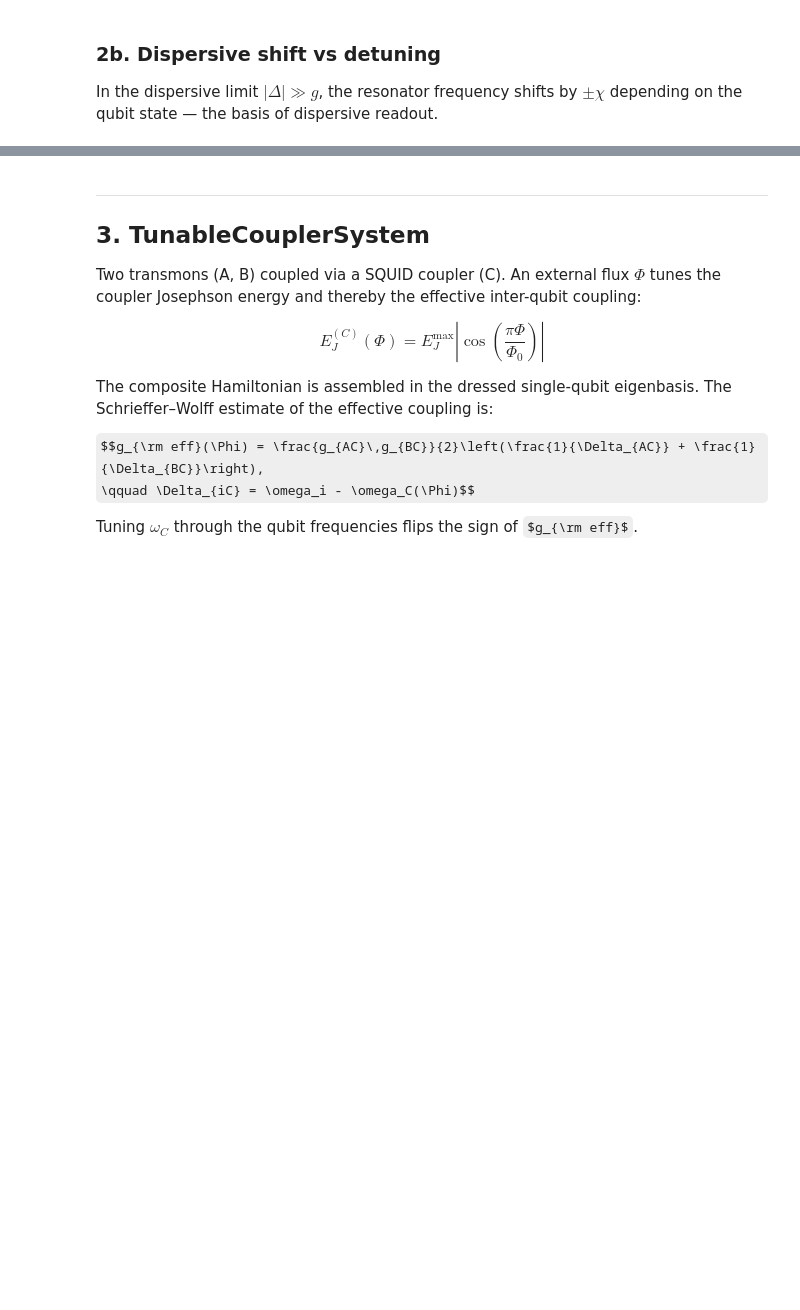
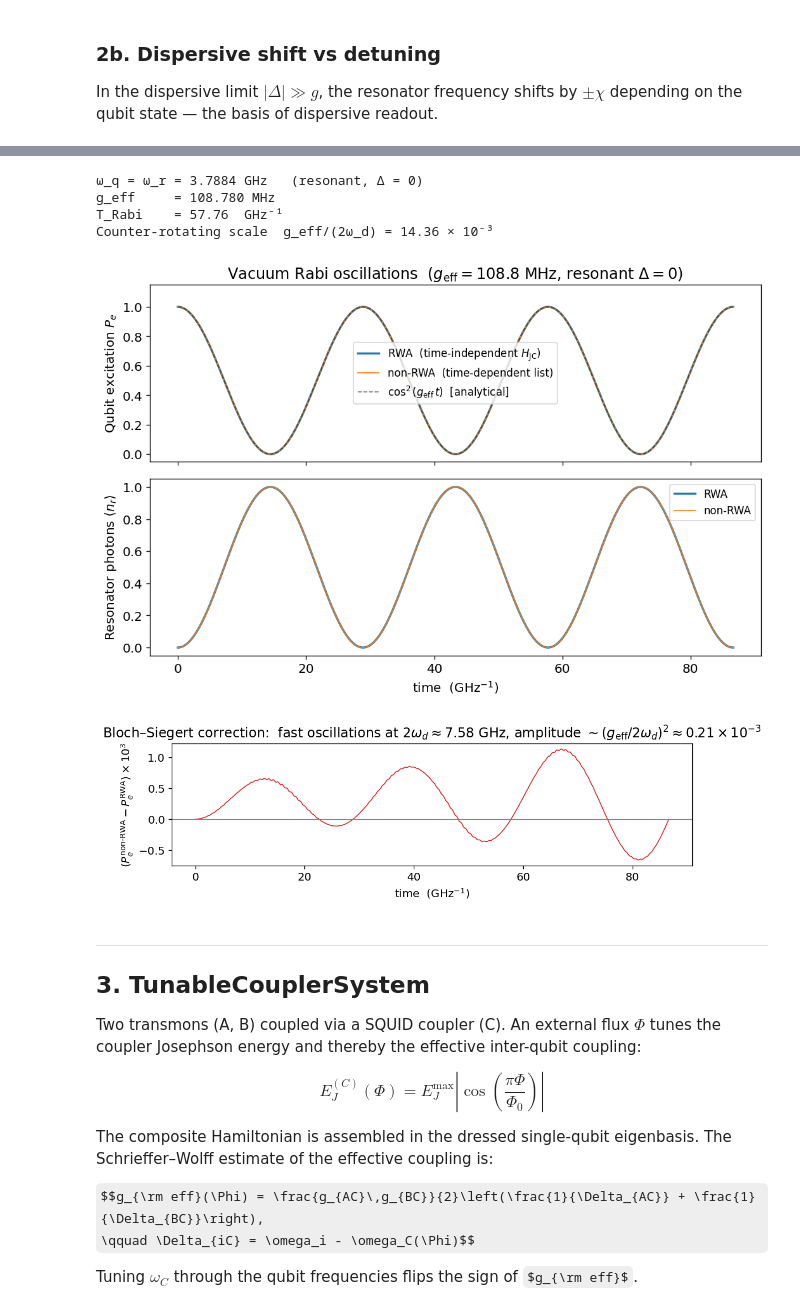
Before and after one commit to jghosh2/superqsim, a Jupyter notebook: notebooks/transmon_demo.ipynb, the cells around one changed output, grey strips where cells are left out. Cells and saved outputs as stored; diff of their text form; code cells hidden in the pictures; some formulas as TeX source; blank space fills up the shorter version.

```diff
--- a/notebooks/transmon_demo.ipynb
+++ b/notebooks/transmon_demo.ipynb
@@ -242,3 +346,72 @@ plt.show()
+# %%
+# Resonant device: ω_r = ω_q so Δ = 0 (use g=0.1 for a visible Rabi frequency)
+dev_res      = TransmonResonator(Ec=0.2, EJ=10.0, omega_r=omega_01, g=0.1, n_fock=12)
+g_eff_res    = dev_res._jc_coupling()
+T_rabi       = 2 * np.pi / g_eff_res       # full Rabi period (GHz⁻¹)
+
+print(f"ω_q = ω_r = {omega_01:.4f} GHz   (resonant, Δ = 0)")
+print(f"g_eff     = {g_eff_res * 1e3:.3f} MHz")
+print(f"T_Rabi    = {T_rabi:.2f}  GHz⁻¹")
+print(f"Counter-rotating scale  g_eff/(2ω_d) = {g_eff_res/(2*omega_01)*1e3:.2f} × 10⁻³")
+
+omega_d_res = omega_01
+H_rwa_res   = dev_res.build_hamiltonian(frame="rotating_rwa", omega_d=omega_d_res)
+H_rot_res   = dev_res.build_hamiltonian(frame="rotating",     omega_d=omega_d_res)
+
+n_f   = dev_res.n_fock
+psi0  = qt.tensor(qt.basis(2, 0), qt.basis(n_f, 0))   # |e, 0⟩
+sz_op = qt.tensor(qt.sigmaz(), qt.qeye(n_f))
+nr_op = qt.tensor(qt.qeye(2),  qt.num(n_f))
+
+# 1.5 Rabi cycles; dt ≈ 0.06 GHz⁻¹ gives ~14 pts per 2ω_d fast-oscillation period
+tlist = np.linspace(0, 1.5 * T_rabi, 2000)
+
+res_rwa = qt.sesolve(H_rwa_res, psi0, tlist, e_ops=[sz_op, nr_op])
+res_rot  = qt.sesolve(H_rot_res,  psi0, tlist, e_ops=[sz_op, nr_op])
+
+P_e_rwa = (1 + np.array(res_rwa.expect[0])) / 2
+P_e_rot  = (1 + np.array(res_rot.expect[0]))  / 2
+nr_rwa   = np.array(res_rwa.expect[1])
+nr_rot   = np.array(res_rot.expect[1])
+
+# --- Rabi oscillations: RWA vs non-RWA ---
+fig, (ax1, ax2) = plt.subplots(2, 1, figsize=(9, 6), sharex=True)
+
+ax1.plot(tlist, P_e_rwa, "C0",  lw=2,   label="RWA  (time-independent $H_{\\rm JC}$)")
+ax1.plot(tlist, P_e_rot,  "C1",  lw=1.2, alpha=0.85, label="non-RWA  (time-dependent list)")
+ax1.plot(tlist, np.cos(g_eff_res * tlist)**2, "k--", lw=1, alpha=0.5,
+         label=r"$\cos^2(g_{\rm eff}\,t)$  [analytical]")
+ax1.set_ylabel("Qubit excitation $P_e$")
+ax1.set_title(fr"Vacuum Rabi oscillations  "
+              fr"($g_{{\rm eff}} = {g_eff_res*1e3:.1f}$ MHz, resonant $\Delta = 0$)")
+ax1.legend(fontsize=10)
+ax1.set_ylim(-0.05, 1.15)
+
+ax2.plot(tlist, nr_rwa, "C0", lw=2,   label="RWA")
+ax2.plot(tlist, nr_rot,  "C1", lw=1.2, alpha=0.85, label="non-RWA")
+ax2.set_ylabel(r"Resonator photons $\langle n_r \rangle$")
+ax2.set_xlabel(r"time  (GHz$^{-1}$)")
+ax2.legend(fontsize=10)
+plt.tight_layout()
+plt.show()
+
+# --- Bloch–Siegert difference: counter-rotating correction ---
+fig2, ax = plt.subplots(figsize=(9, 3))
+ax.plot(tlist, (P_e_rot - P_e_rwa) * 1e3, color="C3", lw=1)
+ax.axhline(0, color="gray", lw=0.8)
+ax.set_xlabel(r"time  (GHz$^{-1}$)")
+ax.set_ylabel(r"$(P_e^{\rm non\text{-}RWA} - P_e^{\rm RWA})\times 10^3$")
+ax.set_title(fr"Bloch–Siegert correction:  fast oscillations at $2\omega_d \approx {2*omega_d_res:.2f}$ GHz, "
+             fr"amplitude $\sim (g_{{\rm eff}}/2\omega_d)^2 \approx {(g_eff_res/(2*omega_d_res))**2*1e3:.2f}\times 10^{{-3}}$")
+plt.tight_layout()
+plt.show()
+# %% [output]
+ω_q = ω_r = 3.7884 GHz   (resonant, Δ = 0)
+g_eff     = 108.780 MHz
+T_Rabi    = 57.76  GHz⁻¹
+Counter-rotating scale  g_eff/(2ω_d) = 14.36 × 10⁻³
+[figure, added]
+[figure, added]
 # %% [markdown]
 ---
 ## 3.  TunableCouplerSystem
```
Also changed, not shown: parts of 9 cells of this notebook.
